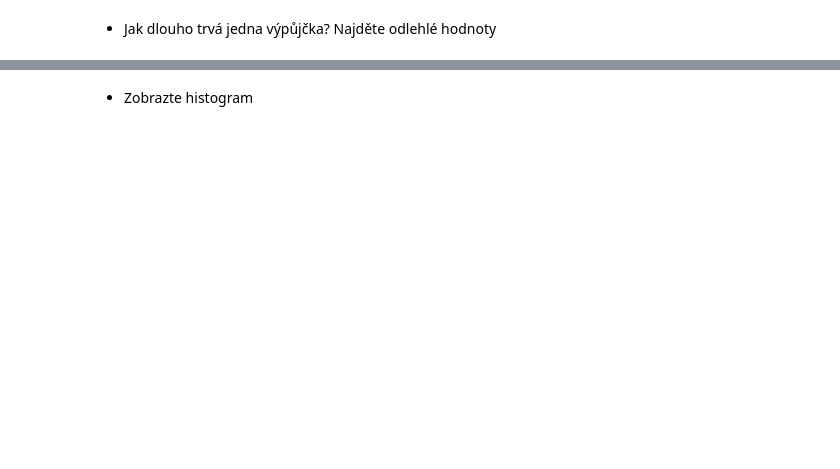
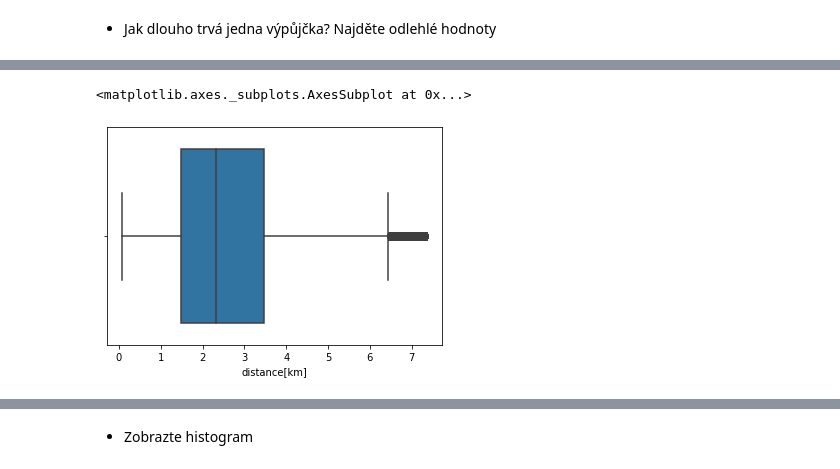
Before and after one commit to tompoles/Portfolio, a Jupyter notebook: Edinbourgh_bikes_engeto_project.ipynb, the cells around one changed output, grey strips where cells are left out. Drawn from its saved outputs; the diff is of its cells as text; code cells hidden in the pictures; blank space fills up the shorter version.

```diff
--- a/Edinbourgh_bikes_engeto_project.ipynb
+++ b/Edinbourgh_bikes_engeto_project.ipynb
@@ -238,0 +292,5 @@ DF
+# %%
+sns.boxplot(x=DF_IQR['distance[km]'])
+# %% [output]
+<matplotlib.axes._subplots.AxesSubplot at 0x...>
+[figure, added]
```
Also changed, not shown: parts of 24 cells of this notebook.
